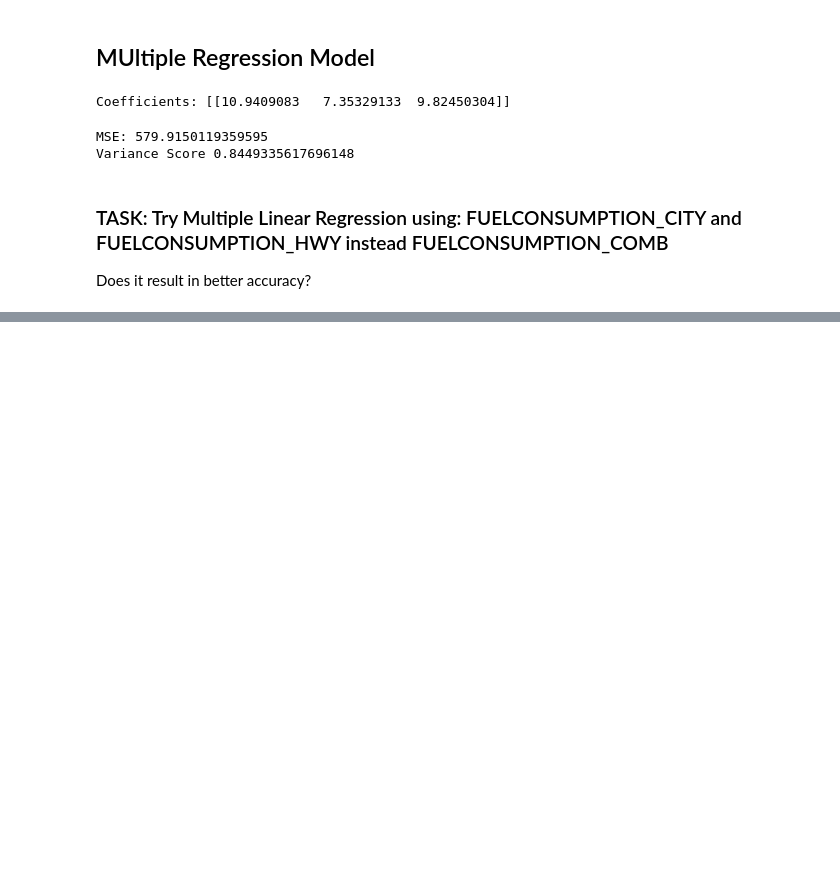
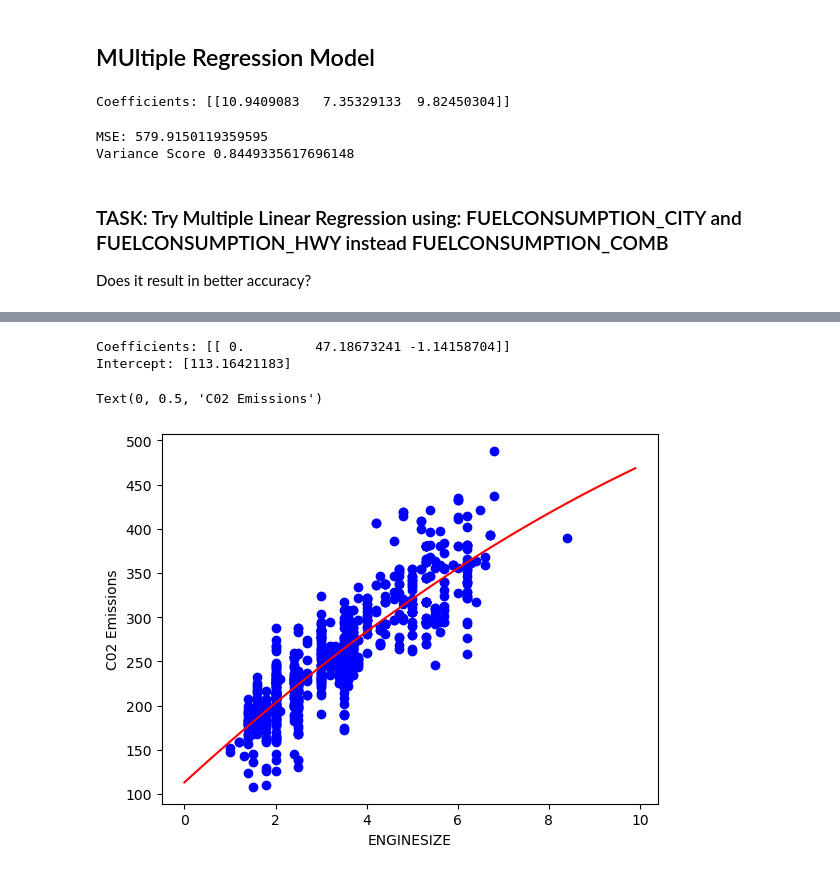
Before and after one commit to CS4580/F24-notes, a Jupyter notebook: module8/SimpleLinearRegression.ipynb, the cells around one changed output, grey strips where cells are left out. Drawn from its saved outputs; the diff is of its cells as text; code cells hidden in the pictures; blank space fills up the shorter version.

Commit message:
Polynomial Fit

```diff
--- a/module8/SimpleLinearRegression.ipynb
+++ b/module8/SimpleLinearRegression.ipynb
@@ -140,0 +143,24 @@ Does it result in better accuracy?
+# %%
+import matplotlib.pyplot as plt
+%matplotlib inline
+import pandas as pd
+import numpy as np
+
+df = pd.read_csv('../data/FuelConsumptionCo2.csv')
+
+# Split data
+msk = np.random.rand(len(df)) < 0.8 # select 80% of data
+train = cdf[msk]    # 80%
+test = cdf[~msk]    # 20%
+# %%
+from sklearn.preprocessing import PolynomialFeatures
+from sklearn import linear_model
+train_x = np.asarray(train[['ENGINESIZE']])
+train_y = np.asarray(train[['CO2EMISSIONS']])
+
+test_x = np.asarray(test[['ENGINESIZE']])
+test_y = np.asarray(test[['CO2EMISSIONS']])
+
+poly = PolynomialFeatures(degree=2)
+train_x_poly = poly.fit_transform(train_x)
+train_x_poly
@@ -140,0 +175,21 @@ Does it result in better accuracy?
+# %%
+# Create your linear model
+clf = linear_model.LinearRegression()
+train_y = clf.fit(train_x_poly, train_y)
+# Coefficients
+print(f'Coefficients: {clf.coef_}')
+print(f'Intercept: {clf.intercept_}')
+# %% [output]
+Coefficients: [[ 0.         47.18673241 -1.14158704]]
+Intercept: [113.16421183]
+# %%
+#plot it
+plt.scatter(train.ENGINESIZE, train.CO2EMISSIONS, color='blue')
+XX = np.arange(0.0, 10.0, 0.1)
+yy = clf.intercept_[0] + clf.coef_[0][1]*XX + clf.coef_[0][2]*np.power(XX, 2)
+plt.plot(XX, yy,'-r')
+plt.xlabel('ENGINESIZE')
+plt.ylabel('C02 Emissions')
+# %% [output]
+Text(0, 0.5, 'C02 Emissions')
+[figure, added]
```
Also changed, not shown: parts of 2 cells of this notebook, 1 other file.
